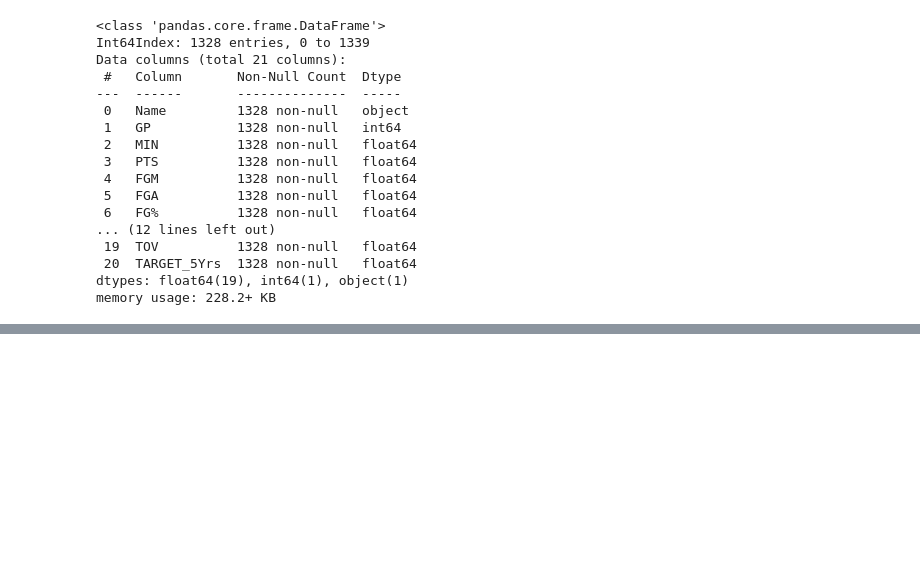
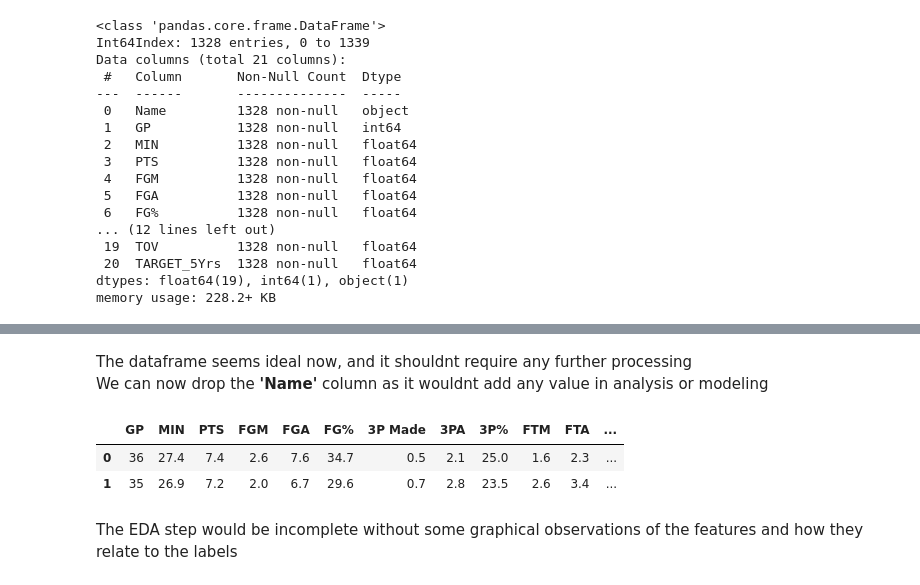
Before and after one commit to architjen/MP_Data_Science, a Jupyter notebook: Untitled.ipynb, the cells around one changed output, grey strips where cells are left out. Drawn from its saved outputs; the diff is of its cells as text; code cells hidden in the pictures; blank space fills up the shorter version.

```diff
--- a/Untitled.ipynb
+++ b/Untitled.ipynb
@@ -111 +119,5 @@ memory usage: 228.2+ KB
+# %%
+#find the mean of the column and fill the average at all the NaN places
+mean_value=df['3P%'].mean()
+df['3P%']=df['3P%'].fillna(mean_value)
 # %%
@@ -122,0 +143,14 @@ df.describe()
+# %% [markdown]
+The dataframe seems ideal now, and it shouldnt require any further processing
+We can now drop the **'Name'** column as it wouldnt add any value in analysis or modeling
+# %%
+df_final = df.drop(['Name'],axis=1)
+# %%
+#final dataset
+df_final.head(2)
+# %% [output]
+|  | GP | MIN | PTS | FGM | FGA | FG% | 3P Made | 3PA | 3P% | FTM | FTA | ... |
+| 0 | 36 | 27.4 | 7.4 | 2.6 | 7.6 | 34.7 | 0.5 | 2.1 | 25.0 | 1.6 | 2.3 | ... |
+| 1 | 35 | 26.9 | 7.2 | 2.0 | 6.7 | 29.6 | 0.7 | 2.8 | 23.5 | 2.6 | 3.4 | ... |
+# %% [markdown]
+The EDA step would be incomplete without some graphical observations of the features and how they relate to the labels
```
Also changed, not shown: parts of 4 cells of this notebook.
